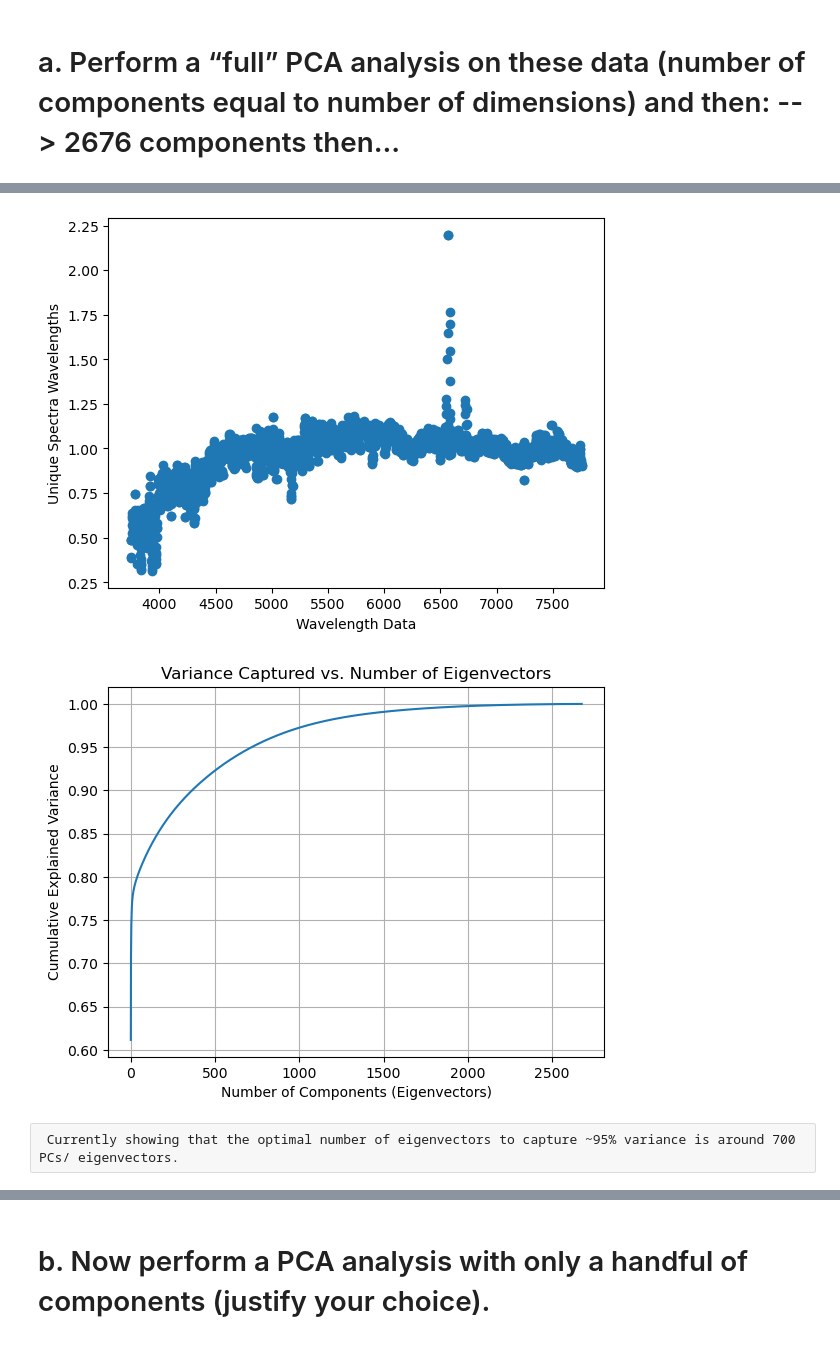
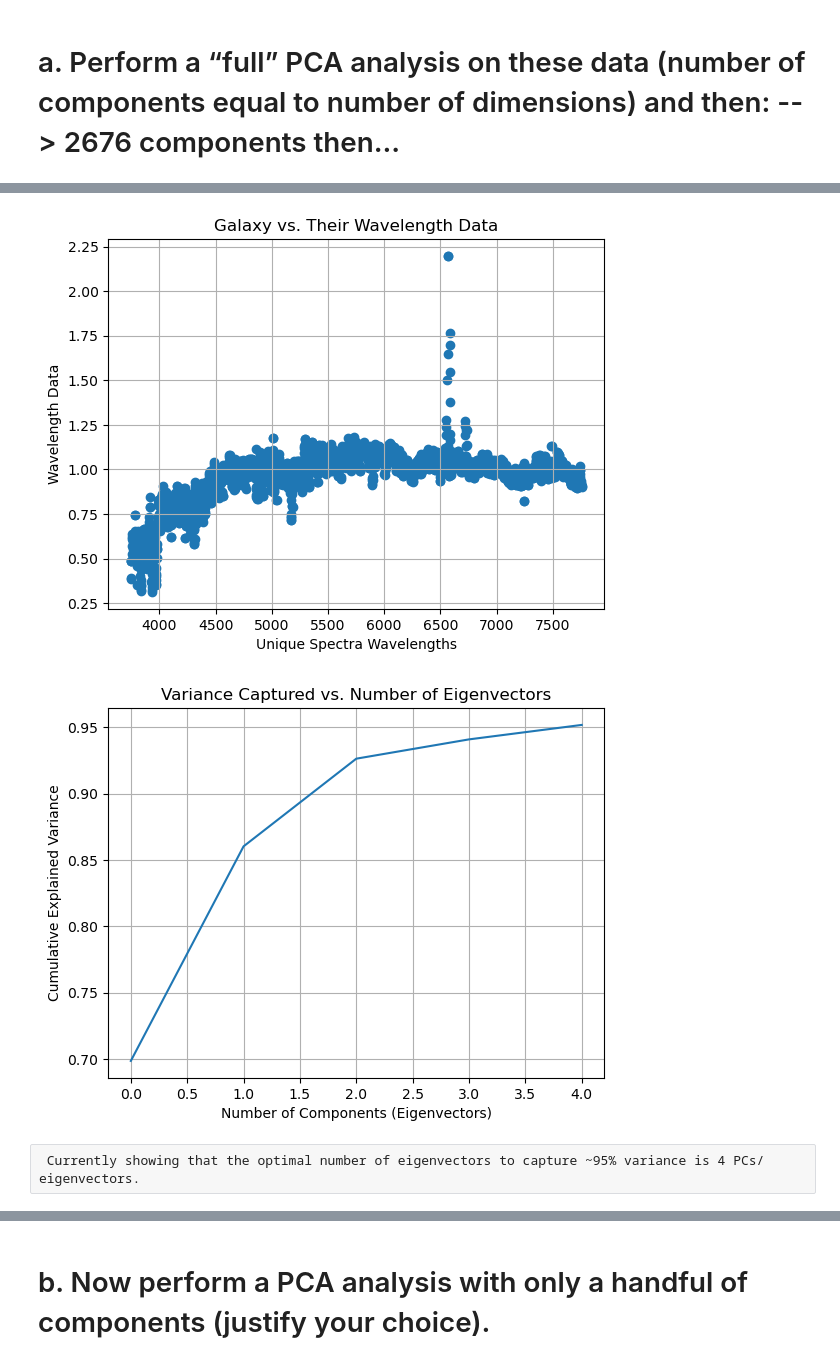
Before and after one commit to ocean-colour/habs, a Jupyter notebook: nb/PCA_problem.ipynb, the cells around one changed output, grey strips where cells are left out. Drawn from its saved outputs; the diff is of its cells as text; code cells hidden in the pictures.

```diff
--- a/nb/PCA_problem.ipynb
+++ b/nb/PCA_problem.ipynb
@@ -35,24 +36,33 @@ X said that data is loaded in properly
 #print("Spectra red wavelength mean: ", wavelength_mean)  #0.9624
 
 # Standardize the data
-# Method 1
-spectra_red = spectra_red.astype(np.float64)  # Ensure input is float64
-scaler = StandardScaler()
-standardized_spectra_red = scaler.fit_transform(spectra_red)
+# Method 1: found this method online
+# spectra_red = spectra_red.astype(np.float64)  # Ensure input is float64
+# scaler = StandardScaler()
+# standardized_spectra_red = scaler.fit_transform(spectra_red)
 
-# Method 2
-# spectra_red = spectra_red.astype(np.float64) # Get data overload if don't do this
-# spectra_mean = np.mean(spectra_red, axis=0)
-# spectra_std = np.std(spectra_red, axis=0)
+# Method 2: explicitly solved
+spectra_red = spectra_red.astype(np.float64) # Get data overload if don't do this
+spectra_mean = np.mean(spectra_red, axis=0)
+# spectra_std = np.std(spectra_red, axis=0) # Don't need this because we want model to learn and explain variance
 
-# standardized_spectra_red = (spectra_red - spectra_mean) / spectra_std
+standardized_spectra_red = (spectra_red - spectra_mean)
 plt.plot(spectra_mean)
-plt.title("Spectra means")
+plt.title("Spectra Means")
+plt.xlabel("Unique Wavelength of Spectra")
+plt.ylabel("Calculated Mean")
+plt.title("Calculated Spectra Means Spectrum")
+plt.grid()
 plt.show()
 
 plt.plot(sum(spectra_red - spectra_mean))
-plt.title("Sum spectra - mean")
+plt.title("Sum Spectra Minus Mean")
+plt.xlabel("Unique Wavelength of Spectra")
+plt.ylabel("Sum of Spectra Data Minus Calculated Mean")
+plt.title("Sum Spectra Minus Mean Spectrum")
+plt.grid()
 plt.show()
+
 #print(standardized_spectra_red.shape)
 #print("Centered galaxy spectra: ", centered_spectras)
 
@@ -127,39 +137,41 @@ eigenvectors = eigenvectors[:, descending_order]
 
 # Calculate variance for each PC
 plt.scatter(wavelength_grid_red, spectra_red[0,:])
-plt.xlabel("Wavelength Data")
-plt.ylabel("Unique Spectra Wavelengths")
+plt.ylabel("Wavelength Data")
+plt.xlabel("Unique Spectra Wavelengths")
+plt.title("Galaxy vs. Their Wavelength Data")
+plt.grid()
 plt.show()
 
 # components = pca.transform(standardized_spectra_red)
 # projected = pca.inverse_transform(components)
 # pca.fit_transform(standardized_spectra_red)
 
 # standardized_spectra_red = (spectra_red - spectra_mean) / spectra_std, ... can also do pca.fit_transform of transpose
 explained_variance_ratio = pca.explained_variance_ratio_
 cumulative_variance = np.cumsum(explained_variance_ratio)
 #print("Explained_variance_ratio: ", explained_variance_ratio)
 
 # More efficient way to plot
 plt.plot(cumulative_variance)
 plt.xlabel("Number of Components (Eigenvectors)")
 plt.ylabel("Cumulative Explained Variance")
 plt.title("Variance Captured vs. Number of Eigenvectors")
 plt.grid()
 plt.show()
 
 # plt.figure(figsize=(12, 4))
 # plt.plot(range(1, len(explained_variance_ratio) + 1), cumulative_variance, marker='o', linestyle='-')
 # plt.xlabel("Number of Components (Eigenvectors)")
 # plt.ylabel("Cumulative Explained Variance")
 # plt.title("Variance Captured vs. Number of Eigenvectors")
 # plt.grid()
 # plt.show()
 # %% [output]
-[figure, old version]
+[figure, new version]
-[figure, old version]
+[figure, new version]
 # %% [raw]
- Currently showing that the optimal number of eigenvectors to capture ~95% variance is around 700 PCs/ eigenvectors.
+ Currently showing that the optimal number of eigenvectors to capture ~95% variance is 4 PCs/ eigenvectors.
 # %%
 # ii. Plot the top several eigenvectors. Can you offer any physical explanations for what you find? Do you see any non-physical behavior?
 
```
Also changed, not shown: parts of 9 cells of this notebook.
